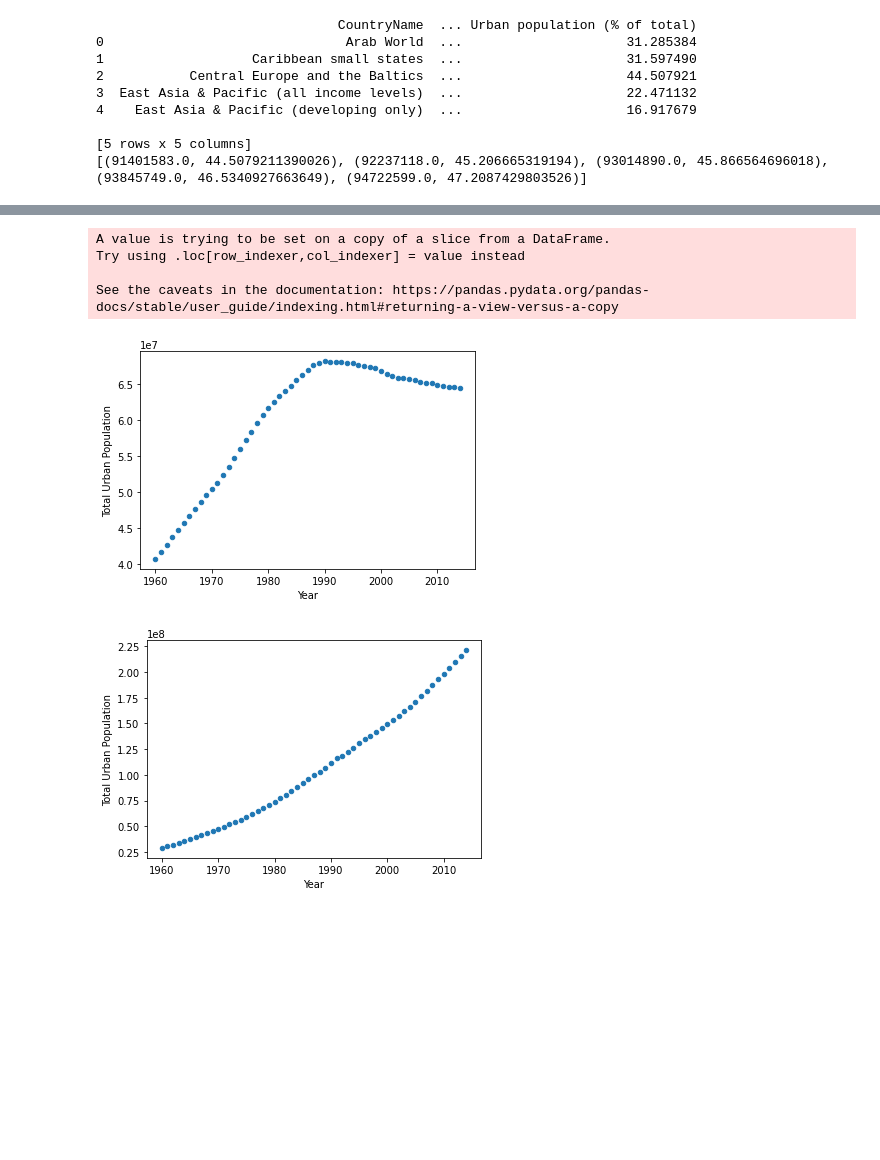
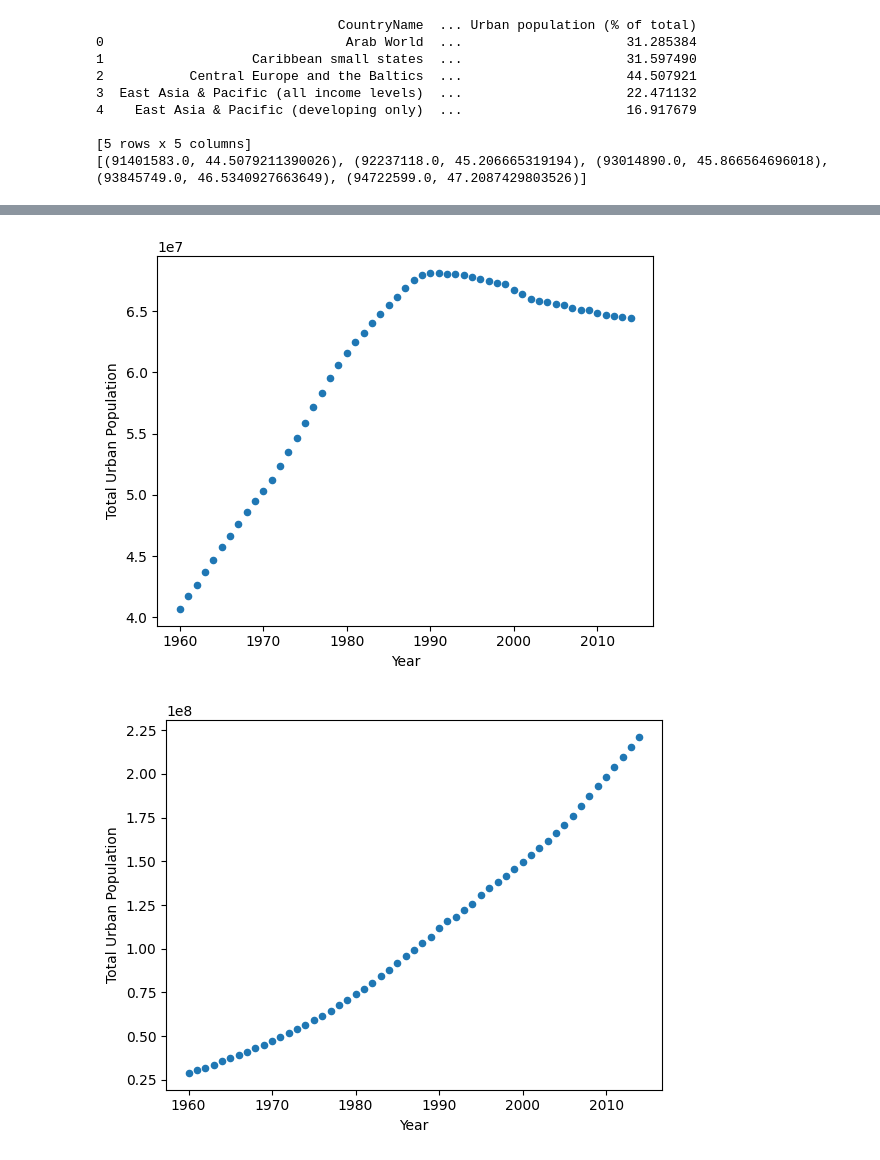
Before and after one commit to armeros/DC_Basics_DS_Toolbox_2, a Jupyter notebook: Basics_2.ipynb, the cells around one changed output, grey strips where cells are left out. Drawn from its saved outputs; the diff is of its cells as text; code cells hidden in the pictures; blank space fills up the shorter version.

```diff
--- a/Basics_2.ipynb
+++ b/Basics_2.ipynb
@@ -249,0 +684,9 @@ print(new_fellowship)
+# %%
+def num_sequence(n):
+    """Generate values from 0 to n."""
+    i = 0
+    while i < n:
+        yield i
+        i += 1
+
+num_sequence(5)
@@ -249,0 +695,3 @@ print(new_fellowship)
+# %%
+for i in num_sequence(5):
+    print(i)
@@ -544,15 +1273,14 @@ import matplotlib.pyplot as plt
 # Code from previous exercise
 urb_pop_reader = pd.read_csv('world_ind_pop_data.csv', chunksize=1000)
 df_urb_pop = next(urb_pop_reader)
-df_pop_ceb = df_urb_pop[df_urb_pop['CountryCode'] == 'CEB']
+df_pop_ceb = df_urb_pop[df_urb_pop['CountryCode'] == 'CEB'].copy()
 pops = zip(df_pop_ceb['Total Population'],
            df_pop_ceb['Urban population (% of total)'])
 pops_list = list(pops)
 
-# Use list comprehension to create new DataFrame column 'Total Urban Population'
-df_pop_ceb['Total Urban Population'] = [int(i[0]*i[1]/100) for i in pops_list]
+df_pop_ceb.loc[:, 'Total Urban Population'] = [int(i * j / 100) for (i, j) in pops_list]
 
 # Plot urban population data
-df_pop_ceb.plot(kind="scatter", x="Year", y="Total Urban Population")
+df_pop_ceb.plot(kind='scatter', x='Year', y='Total Urban Population')
 plt.show()
 # %% [output]
@@ -576,7 +1313,7 @@ data = pd.DataFrame()
 for df_urb_pop in urb_pop_reader:
 
     # Check out specific country: df_pop_ceb
-    df_pop_ceb = df_urb_pop[df_urb_pop['CountryCode'] == 'CEB']
+    df_pop_ceb = df_urb_pop[df_urb_pop['CountryCode'] == 'CEB'].copy()
 
     # Zip DataFrame columns of interest: pops
     pops = zip(df_pop_ceb['Total Population'],
@@ -586,10 +1323,10 @@ for df_urb_pop in urb_pop_reader:
     pops_list = list(pops)
 
     # Use list comprehension to create new DataFrame column 'Total Urban Population'
-    df_pop_ceb['Total Urban Population'] = [int(tup[0] * tup[1] * 0.01) for tup in pops_list]
+    df_pop_ceb.loc[:, 'Total Urban Population'] = [int(tup[0] * tup[1] * 0.01) for tup in pops_list]
 
     # Append DataFrame chunk to data: data
-    data = data.append(df_pop_ceb)
+    data = pd.concat([data, df_pop_ceb])
 
 # Plot urban population data
 data.plot(kind='scatter', x='Year', y='Total Urban Population')
@@ -614,39 +1372,35 @@ def plot_pop(filename, country_code):
     data = pd.DataFrame()
 
     # Iterate over each DataFrame chunk
     for df_urb_pop in urb_pop_reader:
         # Check out specific country: df_pop_ceb
-        df_pop_ceb = df_urb_pop[df_urb_pop['CountryCode'] == country_code]
+        df_pop_ceb = df_urb_pop[df_urb_pop['CountryCode'] == country_code].copy()
 
         # Zip DataFrame columns of interest: pops
         pops = zip(df_pop_ceb['Total Population'],
                     df_pop_ceb['Urban population (% of total)'])
 
         # Turn zip object into list: pops_list
         pops_list = list(pops)
 
         # Use list comprehension to create new DataFrame column 'Total Urban Population'
-        df_pop_ceb['Total Urban Population'] = [int(tup[0] * tup[1] * 0.01) for tup in pops_list]
+        df_pop_ceb.loc[:, 'Total Urban Population'] = [int(tup[0] * tup[1] * 0.01) for tup in pops_list]
 
         # Append DataFrame chunk to data: data
-        data = data.append(df_pop_ceb)
+        data = pd.concat([data, df_pop_ceb])
 
     # Plot urban population data
     data.plot(kind='scatter', x='Year', y='Total Urban Population')
     plt.show()
 
 # Set the filename: fn
 fn = 'world_ind_pop_data.csv'
 
 # Call plot_pop for country code 'CEB'
 plot_pop(fn, "CEB")
 
 # Call plot_pop for country code 'ARB'
 plot_pop(fn, "ARB")
 # %% [output]
-A value is trying to be set on a copy of a slice from a DataFrame.
-Try using .loc[row_indexer,col_indexer] = value instead
-
-See the caveats in the documentation: https://pandas.pydata.org/pandas-docs/stable/user_guide/indexing.html#returning-a-view-versus-a-copy
-[figure, old version]
+[figure, new version]
-[figure, old version]
+[figure, new version]
```
Also changed, not shown: parts of 92 cells of this notebook.
